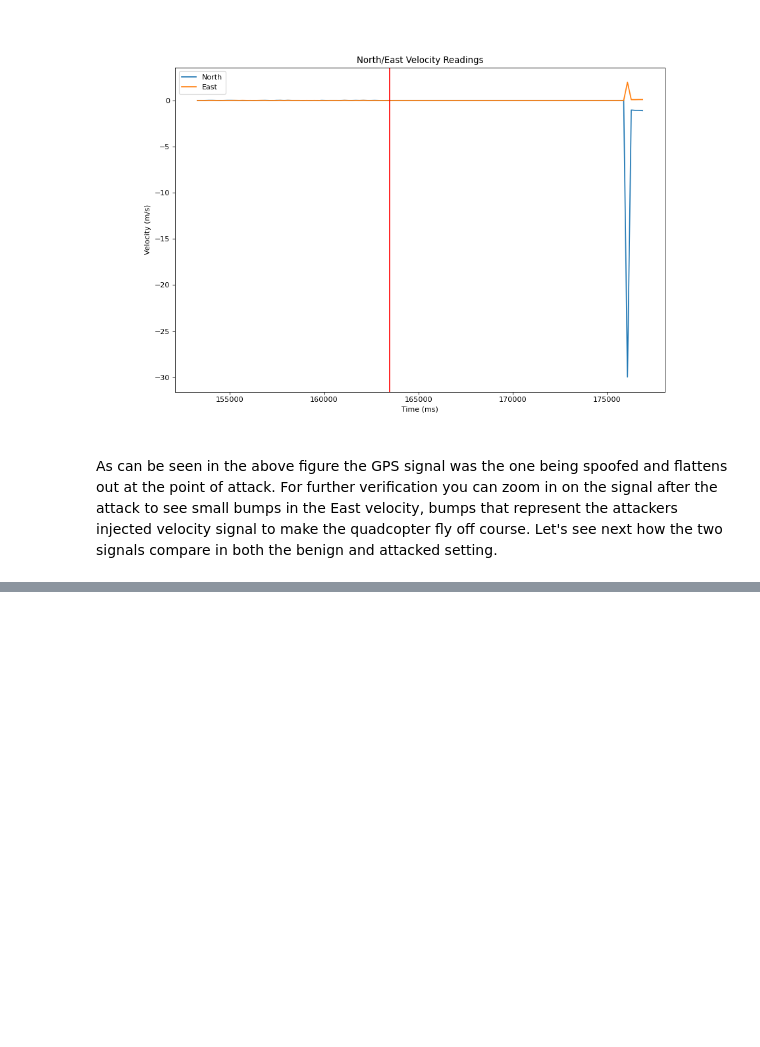
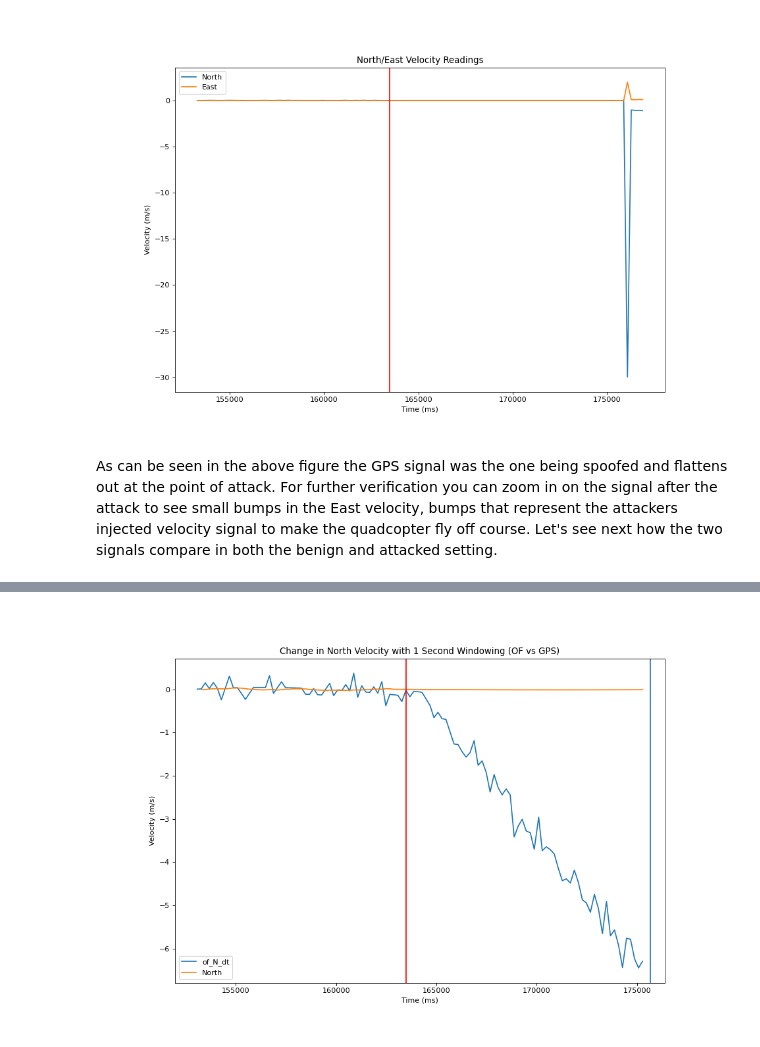
Before and after one commit to BaileySri/Practical-Software-Defense-for-GPS-Spoofing-on-a-Hobby-UAV-Offline, a Jupyter notebook: notebooks/0.4-bks-attack-idle.ipynb, the cells around one changed output, grey strips where cells are left out. Saved outputs shown, nothing was run; the diff lists cells and outputs as text; code cells hidden in the pictures; blank space fills up the shorter version.

Commit message:
OF Velocity Filtering (checkmark)

```diff
--- a/notebooks/0.4-bks-attack-idle.ipynb
+++ b/notebooks/0.4-bks-attack-idle.ipynb
@@ -203,0 +214,9 @@ simple_time_plot([gpsMS.gpsMS[:end_index],gpsMS.gpsMS[1:end_index]],
+# %%
+simple_time_plot([gpsMS.gpsMS[:end_index],gpsMS.gpsMS[1:end_index]],
+                 [of_gps_N[:end_index], gps_N[1:end_index]],
+                title = "Change in North Velocity with " + str(window) + " Second Windowing (OF vs GPS)",
+                units = ["ms","Velocity (m/s)"],
+                atk = atk/1000,
+                lines=[175675])
+# %% [output]
+[figure, added]
```
Also changed, not shown: parts of 8 cells of this notebook, 2 other files.
